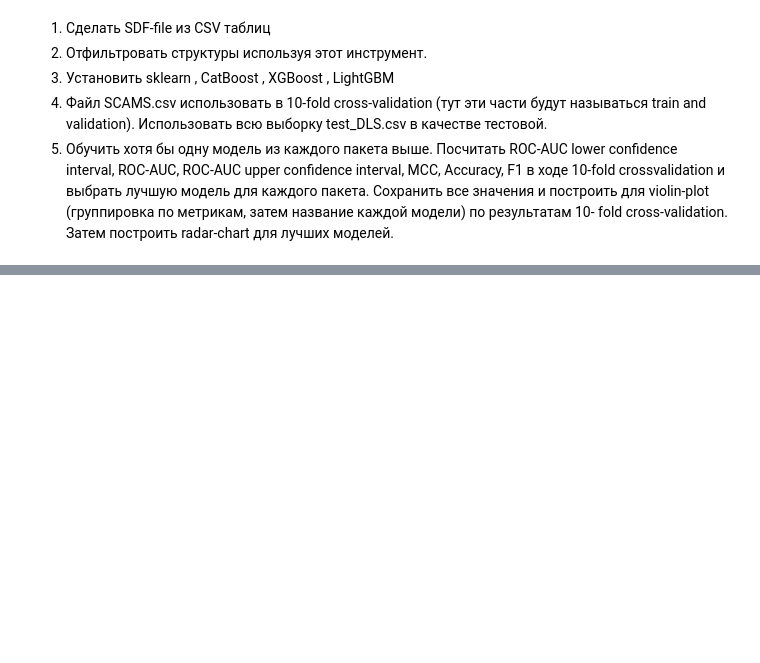
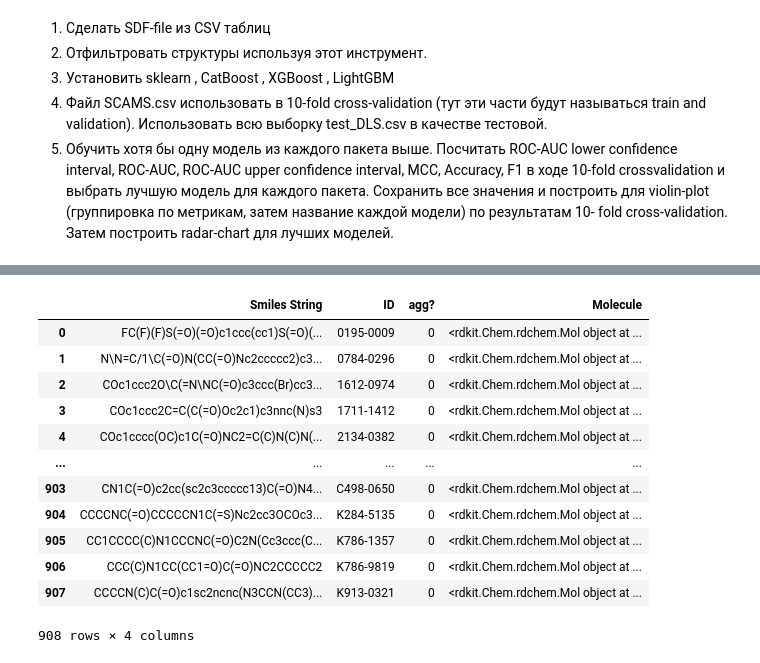
Before and after one commit to On-ryo/Chemoinf-studies-, a Jupyter notebook: 2021_11_17_Chemoinf Models 1.ipynb, the cells around one changed output, grey strips where cells are left out. Cells and saved outputs as stored; diff of their text form; code cells hidden in the pictures; blank space fills up the shorter version.

```diff
--- a/2021_11_17_Chemoinf Models 1.ipynb
+++ b/2021_11_17_Chemoinf Models 1.ipynb
@@ -122,3 +128,19 @@ PandasTools.AddMoleculeColumnToFrame(test_set, 'Smiles String','Molecule', inclu
 
 scams_filt['agg?'] = scams_filt['agg?'].apply(lambda x: int(x))
 test_set['agg?'] = test_set['agg?'].apply(lambda x: int(x))
+# %%
+scams_filt
+# %% [output]
+|  | Smiles String | ID | agg? | Molecule |
+| 0 | FC(F)(F)S(=O)(=O)c1ccc(cc1)S(=O)(... | 0195-0009 | 0 | <rdkit.Chem.rdchem.Mol object at ... |
+| 1 | N\N=C/1\C(=O)N(CC(=O)Nc2ccccc2)c3... | 0784-0296 | 0 | <rdkit.Chem.rdchem.Mol object at ... |
+| 2 | COc1ccc2O\C(=N\NC(=O)c3ccc(Br)cc3... | 1612-0974 | 0 | <rdkit.Chem.rdchem.Mol object at ... |
+| 3 | COc1ccc2C=C(C(=O)Oc2c1)c3nnc(N)s3 | 1711-1412 | 0 | <rdkit.Chem.rdchem.Mol object at ... |
+| 4 | COc1cccc(OC)c1C(=O)NC2=C(C)N(C)N(... | 2134-0382 | 0 | <rdkit.Chem.rdchem.Mol object at ... |
+| ... | ... | ... | ... | ... |
+| 903 | CN1C(=O)c2cc(sc2c3ccccc13)C(=O)N4... | C498-0650 | 0 | <rdkit.Chem.rdchem.Mol object at ... |
+| 904 | CCCCNC(=O)CCCCCN1C(=S)Nc2cc3OCOc3... | K284-5135 | 0 | <rdkit.Chem.rdchem.Mol object at ... |
+| 905 | CC1CCCC(C)N1CCCNC(=O)C2N(Cc3ccc(C... | K786-1357 | 0 | <rdkit.Chem.rdchem.Mol object at ... |
+| 906 | CCC(C)N1CC(CC1=O)C(=O)NC2CCCCC2 | K786-9819 | 0 | <rdkit.Chem.rdchem.Mol object at ... |
+| 907 | CCCCN(C)C(=O)c1sc2ncnc(N3CCN(CC3)... | K913-0321 | 0 | <rdkit.Chem.rdchem.Mol object at ... |
+908 rows × 4 columns
```
Also changed, not shown: parts of 16 cells of this notebook.
